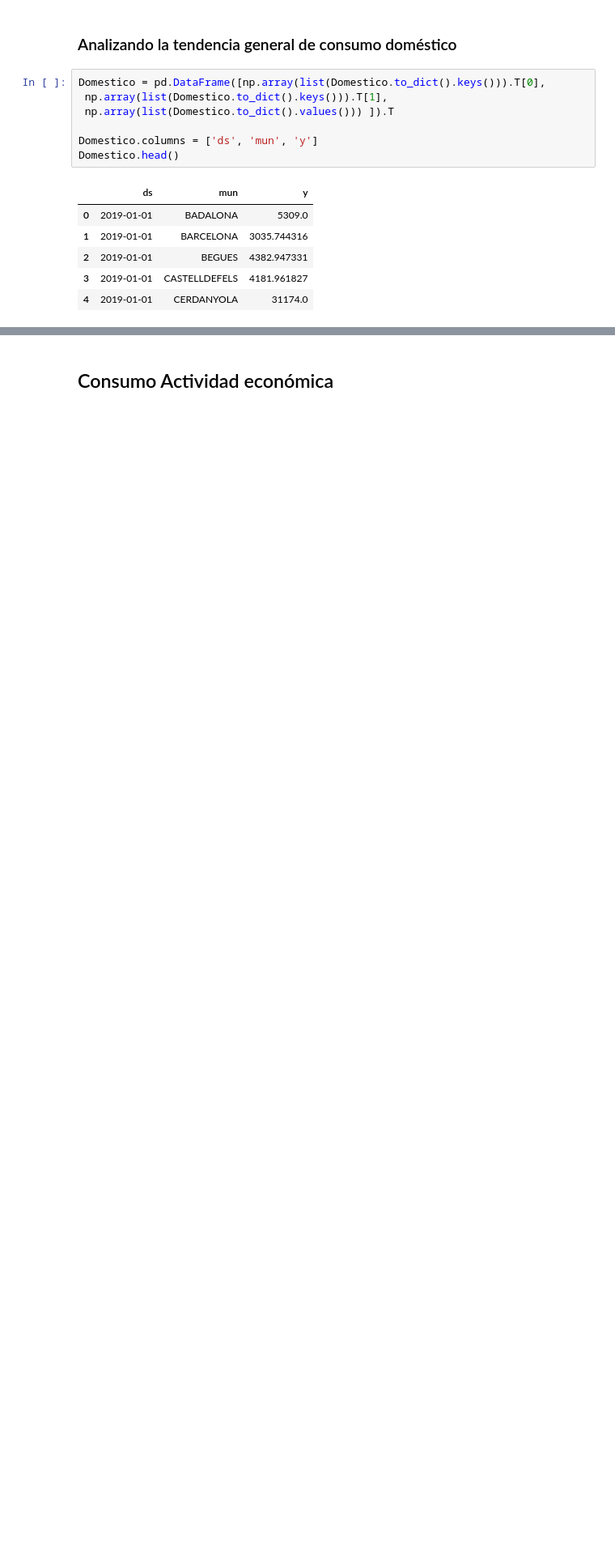
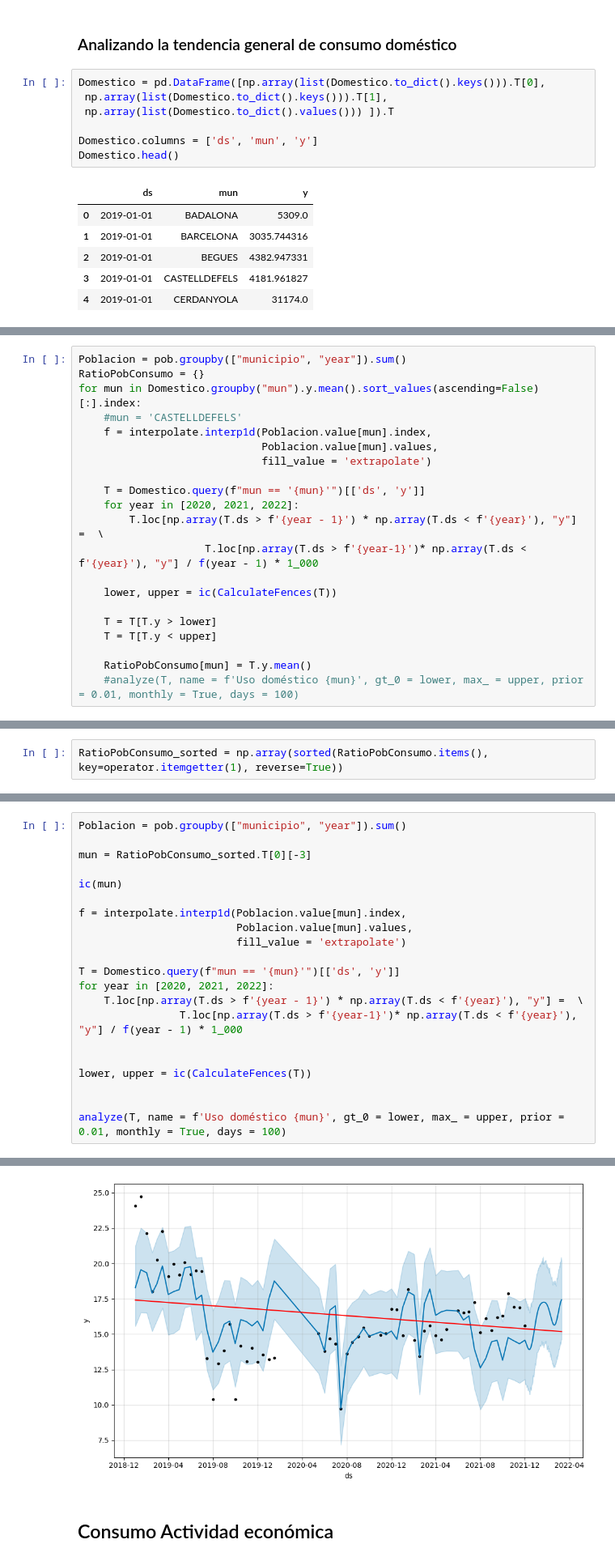
Before and after one commit to Jairo22EnriqueTec/AiguesBarcelona, a Jupyter notebook: Uso domestico.ipynb, the cells around one changed output, grey strips where cells are left out. Shown at 81% size. Cells and saved outputs as stored; diff of their text form; blank space fills up the shorter version.

```diff
--- a/Uso domestico.ipynb
+++ b/Uso domestico.ipynb
@@ -83,0 +227,21 @@ analyze(Temp, name = 'Uso doméstico Barcelona', gt_0 = True, max_ = None, prior
+# %%
+Poblacion = pob.groupby(["municipio", "year"]).sum()
+RatioPobConsumo = {}
+for mun in Domestico.groupby("mun").y.mean().sort_values(ascending=False)[:].index:
+    #mun = 'CASTELLDEFELS'
+    f = interpolate.interp1d(Poblacion.value[mun].index,
+                             Poblacion.value[mun].values,
+                             fill_value = 'extrapolate')
+
+    T = Domestico.query(f"mun == '{mun}'")[['ds', 'y']]
+    for year in [2020, 2021, 2022]:
+        T.loc[np.array(T.ds > f'{year - 1}') * np.array(T.ds < f'{year}'), "y"] =  \
+                    T.loc[np.array(T.ds > f'{year-1}')* np.array(T.ds < f'{year}'), "y"] / f(year - 1) * 1_000
+
+    lower, upper = ic(CalculateFences(T))
+
+    T = T[T.y > lower]
+    T = T[T.y < upper]
+
+    RatioPobConsumo[mun] = T.y.mean()
+    #analyze(T, name = f'Uso doméstico {mun}', gt_0 = lower, max_ = upper, prior = 0.01, monthly = True, days = 100)
@@ -83,0 +266,2 @@ analyze(Temp, name = 'Uso doméstico Barcelona', gt_0 = True, max_ = None, prior
+# %%
+RatioPobConsumo_sorted = np.array(sorted(RatioPobConsumo.items(), key=operator.itemgetter(1), reverse=True))
@@ -83,0 +300,22 @@ analyze(Temp, name = 'Uso doméstico Barcelona', gt_0 = True, max_ = None, prior
+# %%
+Poblacion = pob.groupby(["municipio", "year"]).sum()
+
+mun = RatioPobConsumo_sorted.T[0][-3]
+
+ic(mun)
+
+f = interpolate.interp1d(Poblacion.value[mun].index,
+                         Poblacion.value[mun].values,
+                         fill_value = 'extrapolate')
+
+T = Domestico.query(f"mun == '{mun}'")[['ds', 'y']]
+for year in [2020, 2021, 2022]:
+    T.loc[np.array(T.ds > f'{year - 1}') * np.array(T.ds < f'{year}'), "y"] =  \
+                T.loc[np.array(T.ds > f'{year-1}')* np.array(T.ds < f'{year}'), "y"] / f(year - 1) * 1_000
+
+
+lower, upper = ic(CalculateFences(T))
+
+
+analyze(T, name = f'Uso doméstico {mun}', gt_0 = lower, max_ = upper, prior = 0.01, monthly = True, days = 100)
+# %% [output]
@@ -84,3 +329,4 @@ analyze(Temp, name = 'Uso doméstico Barcelona', gt_0 = True, max_ = None, prior
+[figure, added]
 # %% [markdown]
 ## Consumo Actividad económica
 # %%
```
Also changed, not shown: parts of 25 cells of this notebook, 2 other files.
